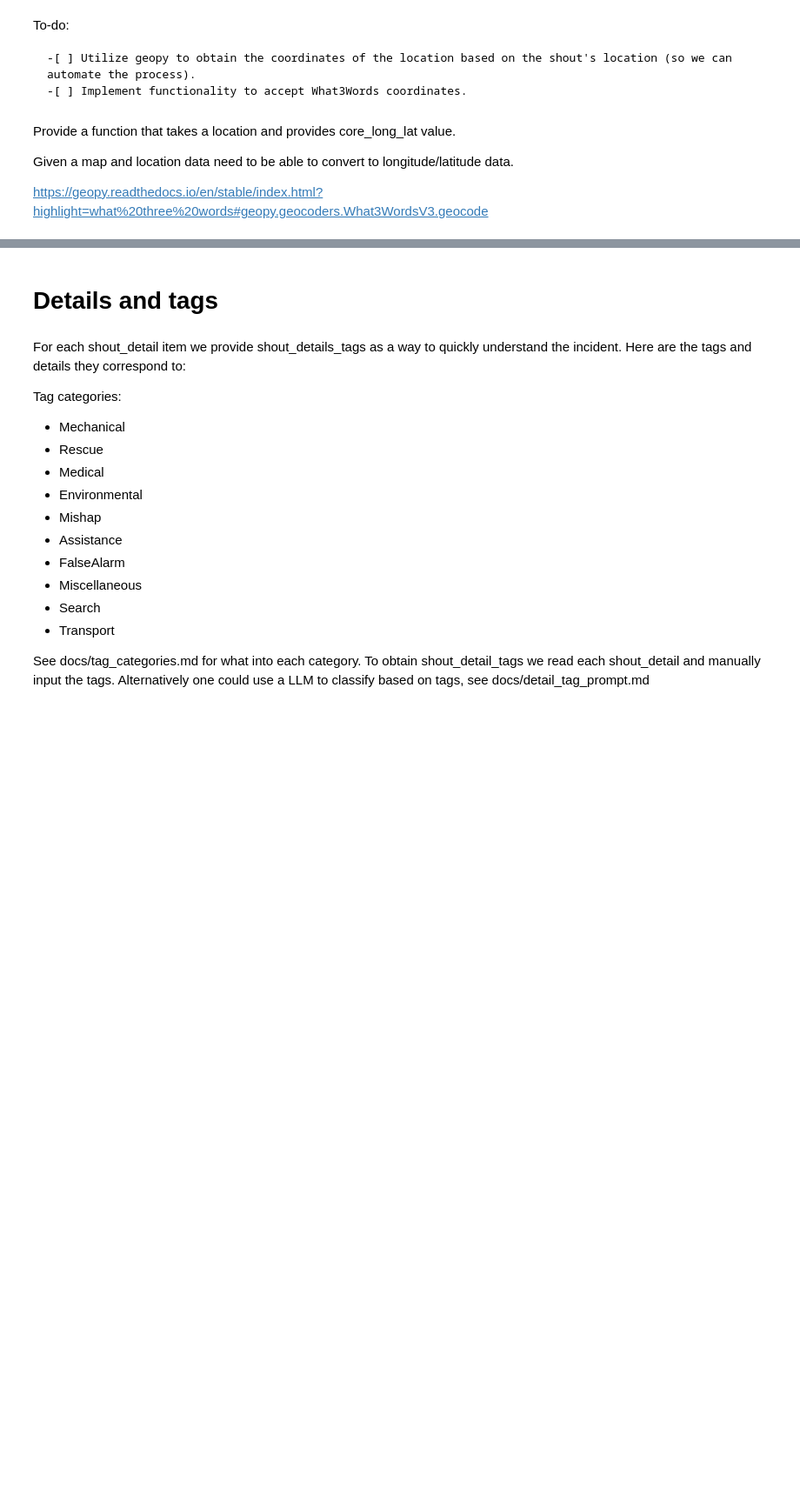
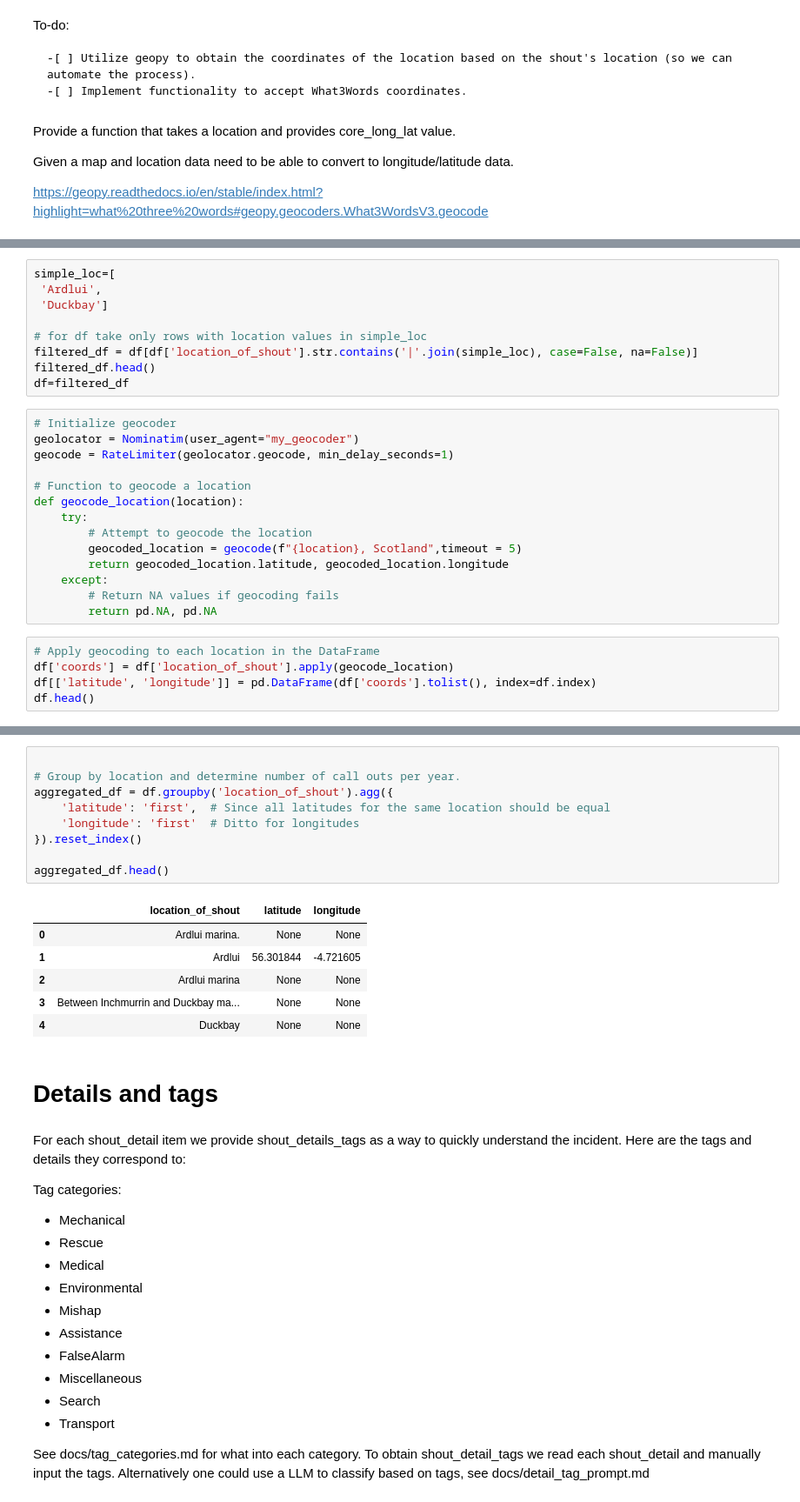
Before and after one commit to rhyslwells/LLRB, a Jupyter notebook: notebooks/preprocessing.ipynb, the cells around one changed output, grey strips where cells are left out. Shown: that part at 87% size. Drawn from its saved outputs; the diff is of its cells as text; blank space fills up the shorter version.

```diff
--- a/notebooks/preprocessing.ipynb
+++ b/notebooks/preprocessing.ipynb
@@ -121,0 +45,28 @@ https://geopy.readthedocs.io/en/stable/index.html?highlight=what%20three%20words
+# %%
+simple_loc=[
+ 'Ardlui',
+ 'Duckbay']
+
+# for df take only rows with location values in simple_loc
+filtered_df = df[df['location_of_shout'].str.contains('|'.join(simple_loc), case=False, na=False)]
+filtered_df.head()
+df=filtered_df
+# %%
+# Initialize geocoder
+geolocator = Nominatim(user_agent="my_geocoder")
+geocode = RateLimiter(geolocator.geocode, min_delay_seconds=1)
+
+# Function to geocode a location
+def geocode_location(location):
+    try:
+        # Attempt to geocode the location
+        geocoded_location = geocode(f"{location}, Scotland",timeout = 5)
+        return geocoded_location.latitude, geocoded_location.longitude
+    except:
+        # Return NA values if geocoding fails
+        return pd.NA, pd.NA
+# %%
+# Apply geocoding to each location in the DataFrame
+df['coords'] = df['location_of_shout'].apply(geocode_location)
+df[['latitude', 'longitude']] = pd.DataFrame(df['coords'].tolist(), index=df.index)
+df.head()
@@ -122,3 +89,19 @@ https://geopy.readthedocs.io/en/stable/index.html?highlight=what%20three%20words
+# %%
+
+# Group by location and determine number of call outs per year.
+aggregated_df = df.groupby('location_of_shout').agg({
+    'latitude': 'first',  # Since all latitudes for the same location should be equal
+    'longitude': 'first'  # Ditto for longitudes
+}).reset_index()
+
+aggregated_df.head()
+# %% [output]
+|  | location_of_shout | latitude | longitude |
+| 0 | Ardlui marina. | None | None |
+| 1 | Ardlui | 56.301844 | -4.721605 |
+| 2 | Ardlui marina | None | None |
+| 3 | Between Inchmurrin and Duckbay ma... | None | None |
+| 4 | Duckbay | None | None |
 # %% [markdown]
 # Details and tags
 # %% [markdown]
```
Also changed, not shown: parts of 12 cells of this notebook, 5 other files.
